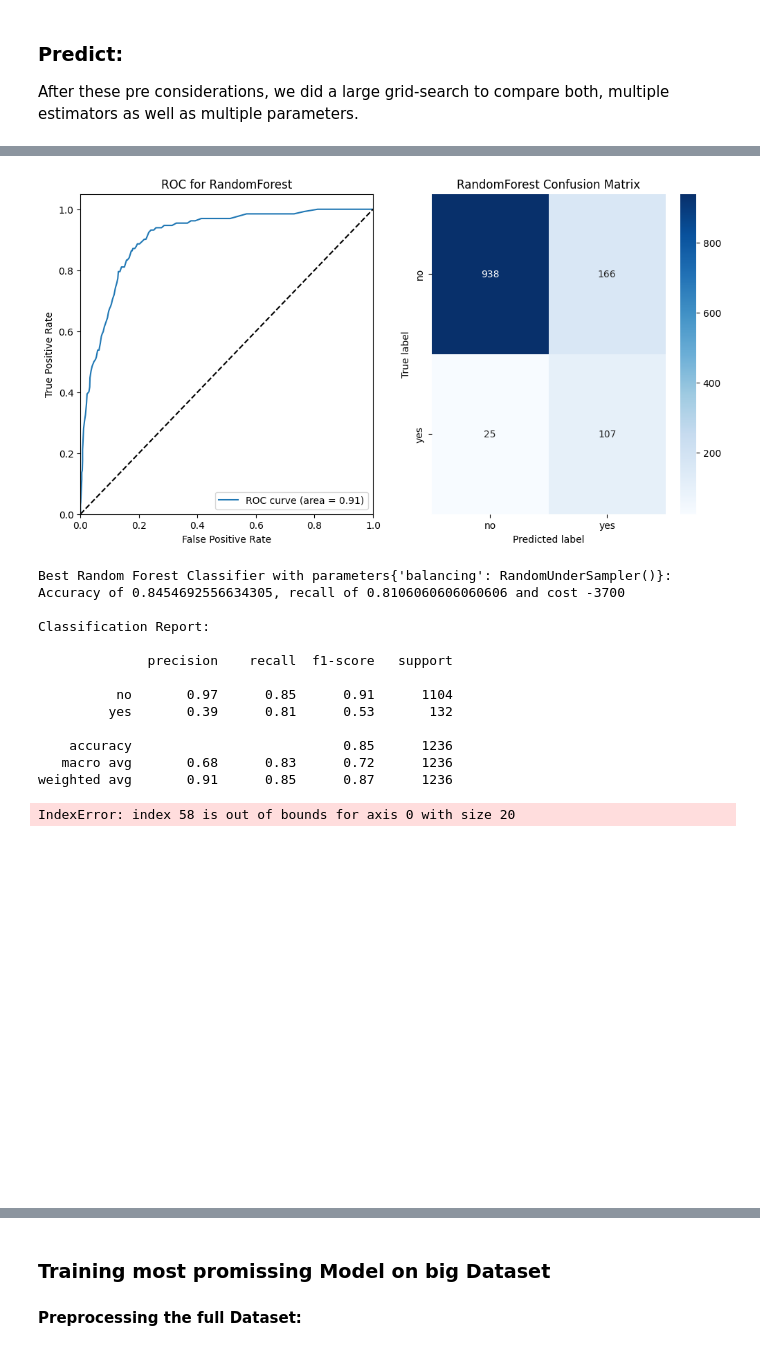
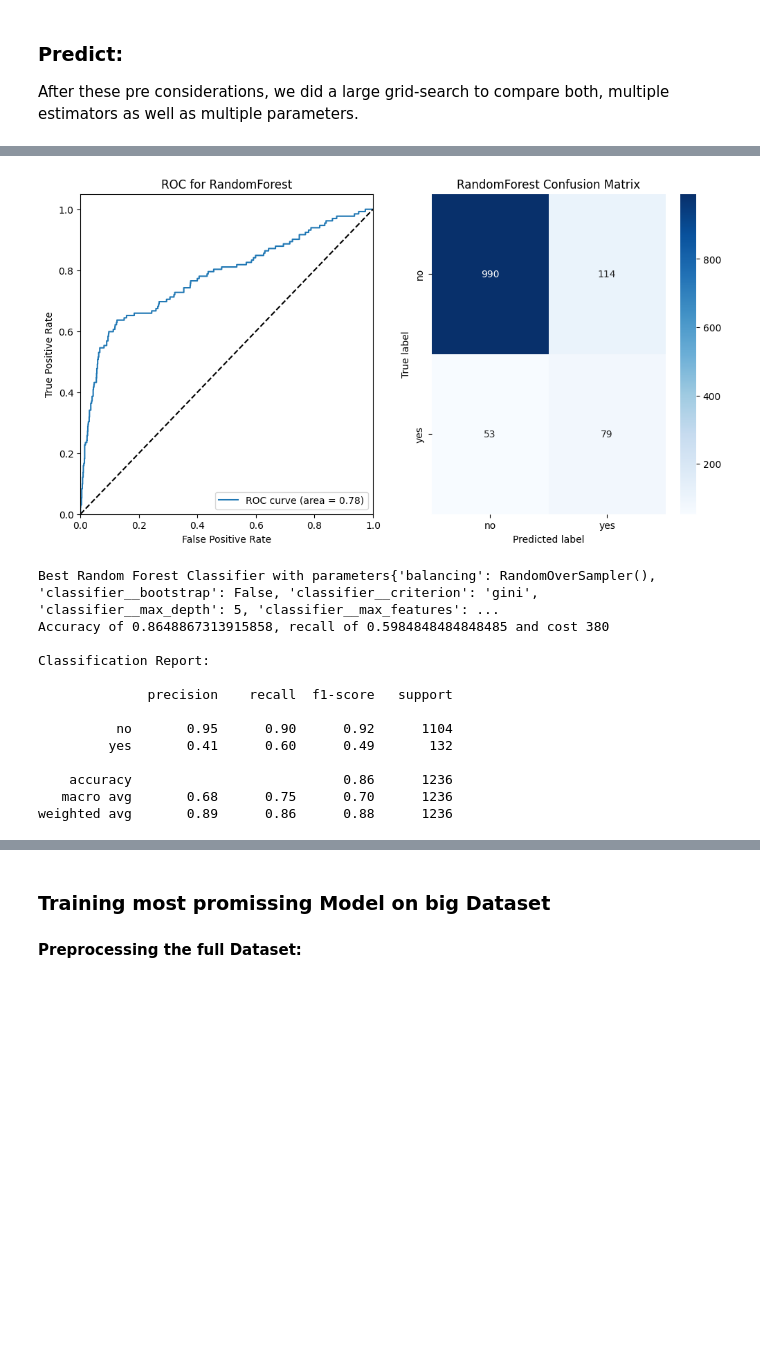
Before and after one commit to joscha-st/ibait_ml_g1, a Jupyter notebook: main copy.ipynb, the cells around one changed output, grey strips where cells are left out. Cells and saved outputs as stored; diff of their text form; code cells hidden in the pictures; blank space fills up the shorter version.

Commit message:
new tests

```diff
--- a/main copy.ipynb
+++ b/main copy.ipynb
@@ -51,7 +51,8 @@ bank_data.head()
 # %%
 # Preprocessing of the target data
 bank_target = bank_data['y']
-bank_data = bank_data.drop(columns='y')
+bank_data = bank_data.drop(columns=['y', 'duration'])
+bank_data_raw = bank_data.copy()
 
 label = LabelEncoder()
 bank_target = label.fit_transform(bank_target)
@@ -62,7 +63,7 @@ preprocessor = ColumnTransformer(
     transformers=[
         # MinMaxScaler for numerical columns
         ('scaler', preprocessing.MinMaxScaler(),
-            ['age', 'duration', 'campaign', 'pdays', 'previous',
+            ['age', 'campaign', 'pdays', 'previous',
             'emp.var.rate', 'cons.price.idx', 'cons.conf.idx',
             'euribor3m', 'nr.employed']),
         # OneHotEncoder for categorical columns
@@ -111,13 +112,13 @@ As next step, we set the paramters that we wanted to try for the models tested i
 # %%
 dt_param_grid =  { 'classifier__criterion':['gini','entropy'],
                    'classifier__max_depth': np.arange(3, 30),
-                   'classifier__random_state': [13]}
+                   'classifier__random_state': [42]}
 
 rf_param_grid =  {'classifier__n_estimators': [50, 100, 200, 500],
                   'classifier__max_features': ['sqrt','log2'],
                   'classifier__max_depth' : [4,5,6,7,8,10,12,18,24],
                   'classifier__criterion' :['gini', 'entropy'],
-                  'classifier__random_state': [13]}
+                  'classifier__random_state': [42]}
 
 knn_param_grid = {'classifier__n_neighbors': [3,5,10,15,20,25,30,40,50],
                   'classifier__weights': ['uniform', 'distance'],
@@ -135,7 +136,7 @@ nn_param_grid = {'classifier__max_iter': [100, 250, 500],
                  'classifier__alpha': [0.005, 0.05],
                  'classifier__learning_rate': ['constant','adaptive'],
                  'balancing__replacement': [True, False],
-                  'classifier__random_state': [13]}
+                  'classifier__random_state': [42]}
 # %% [markdown]
 ### Cost considerations
 We choose the potential cost of the model as key metric/scorer for the grid search, to maximize the potential utility.
@@ -298,19 +304,19 @@ We furhter optimized the hyperparamters by running a more targeted grid search w
 #extending param grid for RF
 param_grid = {
     'balancing': [RandomOverSampler(), RandomUnderSampler()],
-#     'classifier__n_estimators': [50, 100, 200, 300, 400],
-#     'classifier__max_features': ['sqrt', 'log2'],
-#    'classifier__max_depth': [4,5,6,7,8,10,12,18,24,30, None],
-# #    'classifier__min_samples_split': [2, 5, 10],
-# #    'classifier__min_samples_leaf': [1, 2, 4],
-#    'classifier__bootstrap': [True, False],
-#    'classifier__criterion': ['gini', 'entropy'],
-#    'classifier__random_state': [13]
+    'classifier__n_estimators': [50, 100, 200, 300, 400],
+    'classifier__max_features': ['sqrt', 'log2'],
+   'classifier__max_depth': [4,5,6,7,8,10,12,18,24,30, None],
+#    'classifier__min_samples_split': [2, 5, 10],
+#    'classifier__min_samples_leaf': [1, 2, 4],
+   'classifier__bootstrap': [True, False],
+   'classifier__criterion': ['gini', 'entropy'],
+   'classifier__random_state': [13]
 }
 
 
 # split into test and training data
-bank_data_train, bank_data_test, bank_target_train, bank_target_test = train_test_split(bank_data, bank_target, test_size=0.3, random_state=13)
+bank_data_train, bank_data_test, bank_target_train, bank_target_test = train_test_split(bank_data, bank_target, test_size=0.3, random_state=42)
 
 # Grid search with parameter grid and cost function
 grid_search = GridSearchCV(rf_pipeline, param_grid, cv=10, scoring=scorer, n_jobs=-1)
@@ -338,54 +344,44 @@ roc_auc = roc_auc_score(bank_target_test, probs)
 cm = confusion_matrix(bank_target_test, prediction)
 acc = accuracy_score(bank_target_test, prediction)
 recall = recall_score(bank_target_test, prediction) #yes recall
 cost = cost_function(bank_target_test, prediction)
 
 # Prepare Plot
 fig, axs = plt.subplots(1, 2, figsize=(12, 6))
 
 # Plot the ROC curve
 axs[0].plot(fpr, tpr, label='ROC curve (area = %0.2f)' % roc_auc)
 axs[0].plot([0, 1], [0, 1], 'k--')
 axs[0].set_xlim([0.0, 1.0])
 axs[0].set_ylim([0.0, 1.05])
 axs[0].set_xlabel('False Positive Rate')
 axs[0].set_ylabel('True Positive Rate')
 axs[0].set_title('ROC for RandomForest')
 axs[0].legend(loc="lower right")
 
 
 # Plot Confusion Matrix
 sns.heatmap(cm, annot=True, fmt='d', cmap='Blues', ax=axs[1], xticklabels=label_names, yticklabels=label_names)
 axs[1].set_title('RandomForest Confusion Matrix')
 axs[1].set_xlabel('Predicted label')
 axs[1].set_ylabel('True label')
 
 plt.show()
 
 print("Best Random Forest Classifier with parameters".format(name) + str(best_param) + ": \nAccuracy of {}, recall of {} and cost {}\n".format(acc, recall, cost))
 print("Classification Report:\n\n{}".format(classification_report(bank_target_test, prediction, target_names=label_names)))
-
-
-fig, axes = plt.subplots(nrows = 1,ncols = 1,figsize = (12,6))
-tree.plot_tree(best_model.named_steps['classifier'].estimators_[0],
-               feature_names = bank_data_train.columns,
-               class_names= ['no', 'yes'],
-               filled = True);
-plt.show()
 # %% [output]
-[figure, old version]
+[figure, new version]
-Best Random Forest Classifier with parameters{'balancing': RandomUnderSampler()}:
-Accuracy of 0.8454692556634305, recall of 0.8106060606060606 and cost -3700
+Best Random Forest Classifier with parameters{'balancing': RandomOverSampler(), 'classifier__bootstrap': False, 'classifier__criterion': 'gini', 'classifier__max_depth': 5, 'classifier__max_features': ...
+Accuracy of 0.8648867313915858, recall of 0.5984848484848485 and cost 380
 
 Classification Report:
 
               precision    recall  f1-score   support
 
-          no       0.97      0.85      0.91      1104
-         yes       0.39      0.81      0.53       132
+          no       0.95      0.90      0.92      1104
+         yes       0.41      0.60      0.49       132
 
-    accuracy                           0.85      1236
-   macro avg       0.68      0.83      0.72      1236
-weighted avg       0.91      0.85      0.87      1236
+    accuracy                           0.86      1236
+   macro avg       0.68      0.75      0.70      1236
+weighted avg       0.89      0.86      0.88      1236
-IndexError: index 58 is out of bounds for axis 0 with size 20
-[figure, removed]
```
Also changed, not shown: parts of 5 cells of this notebook.
